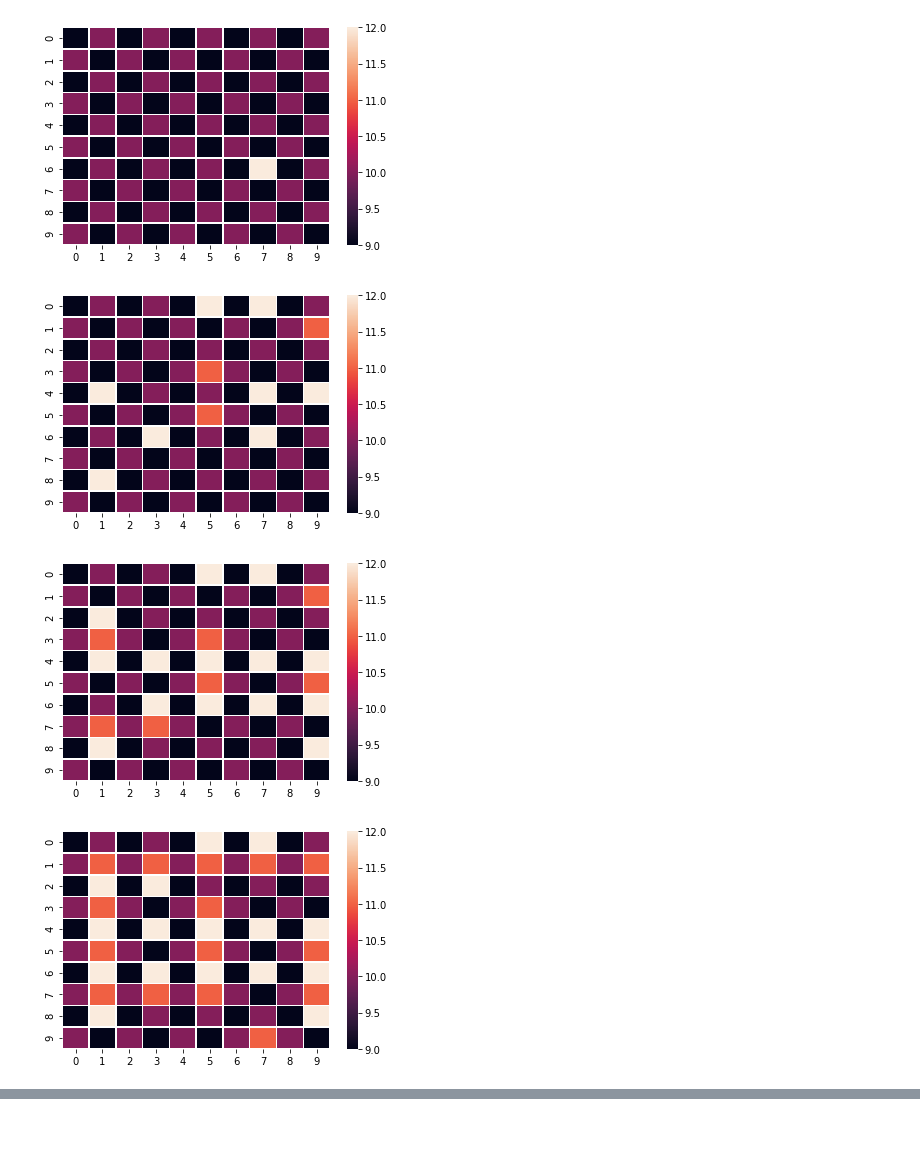
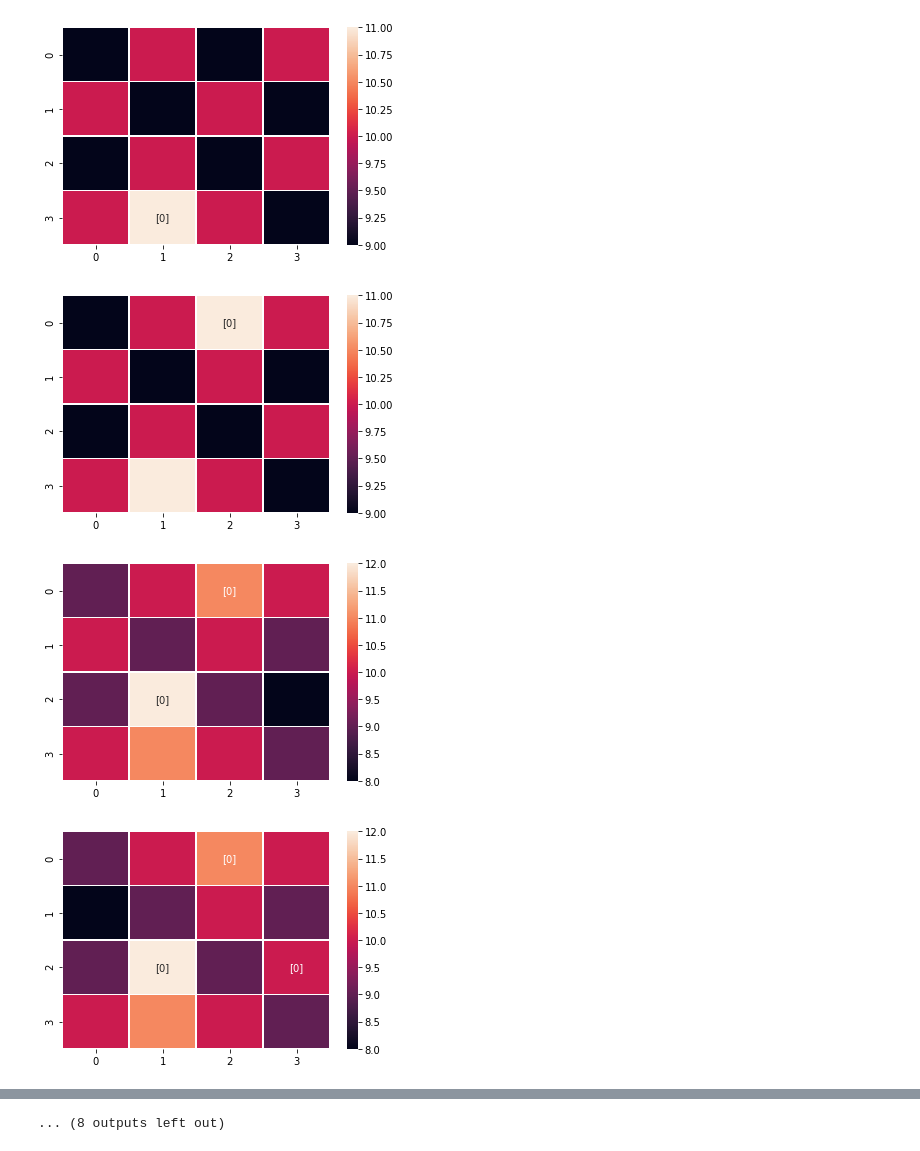
Before and after one commit to nixeimar/Apothesis, a Jupyter notebook: processing/Untitled.ipynb, the cells around one changed output, grey strips where cells are left out. Drawn from its saved outputs; the diff is of its cells as text; code cells hidden in the pictures.

Commit message:
jupyter parser updated to match new output file. Uses height as heat map and prints list of elems on each point

```diff
--- a/processing/Untitled.ipynb
+++ b/processing/Untitled.ipynb
@@ -6,5 +9,5 @@ import seaborn as sns
 # %%
-filepath = '../test/Output.log'
+filepath = '../test/single_diff/Output.log'
 # %%
 # stores tuple of process at each time step
 process = [];
@@ -21,11 +35,11 @@ for l in f:
         break
 # %%
 # Dimensions of the lattice
-(x, y) = (10, 10)
+(x, y) = (4, 4)
 started = False
-ts = 0;
-nextIsProcessName = False;
-nextLatticeHeight = False;
+ts = 0
+nextIsProcessName = False
+nextLatticeHeight = False
 #Initialize layer
 layer = []
 
@@ -53,20 +67,37 @@ for l in f:
         layer = []
         nextLatticeHeight = False
     elif(nextLatticeHeight):
-        layer.append(line)
-results = np.array(results)
+        line = ' '.join(line)
+        # Split into substrings
+        parsed = re.findall(r'\(.*?\)', line)
+        heights = [x.split()[1] for x in parsed]
+        species_codes = [x[x.find("[") + 1:x.find("]")] for x in parsed]
+
+        for i in range(len(species_codes)):
+            if species_codes[i].strip():
+                species_codes[i] = species_codes[i].split()
+                species_codes[i] = [SpeciesDict[x] for x in species_codes[i]]
+        res2 = [(heights[i], species_codes[i]) for i in range(len(heights))]
+        layer.append(res2)
 # %%
-for i in range(0, 50, 10):
-    layer = results[i, :, :]
-
+for i in range(0, nIter, 1):
+    layer = results[i]
+    textList = []
+    temp = []
     result = np.zeros((x, y))
-    for i in range(x):
-        for j in range(y):
-            result[i, j] = int(layer[i, j])
-    ax = sns.heatmap(result, linewidth=0.5)
+    for j in range(x):
+        for k in range(y):
+            result[j, k] = int(layer[j][k][0].replace(',', ''))
+            textList.append(layer[j][k][1])
+       # textList.append(temp)
+        temp = []
+#    print(layer)
+    text = np.array(textList, dtype=object)
+    labels = (np.asarray(["{0}".format(t) for t in text])).reshape(x,y)
+    ax = sns.heatmap(result, linewidth=0.5, annot=labels, fmt='')
     plt.show()
 # %% [output]
-[figure, old version]
+[figure, new version]
-[figure, old version]
+[figure, new version]
-[figure, old version]
+[figure, new version]
-[figure, old version]
+[figure, new version]
@@ -73,0 +112 @@ for i in range(0, 50, 10):
+... (8 outputs left out)
```
Also changed, not shown: parts of 3 cells of this notebook.
